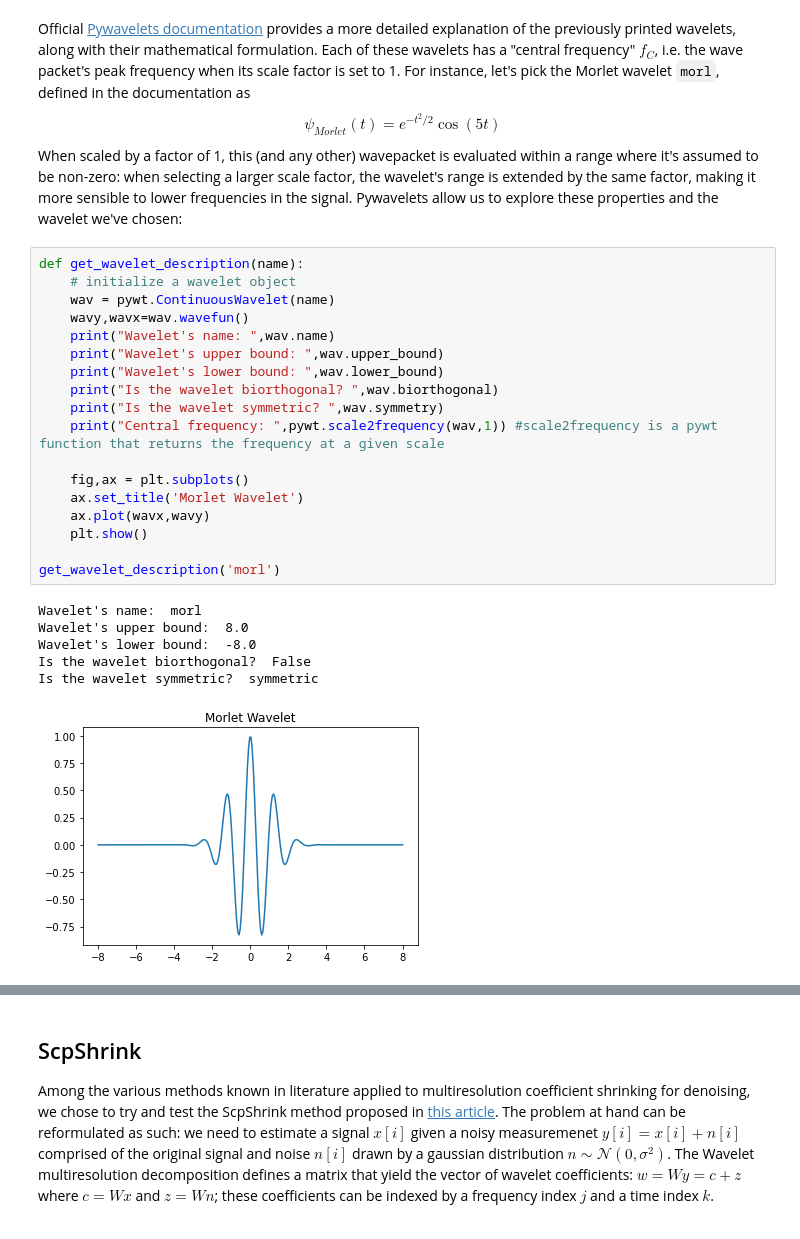
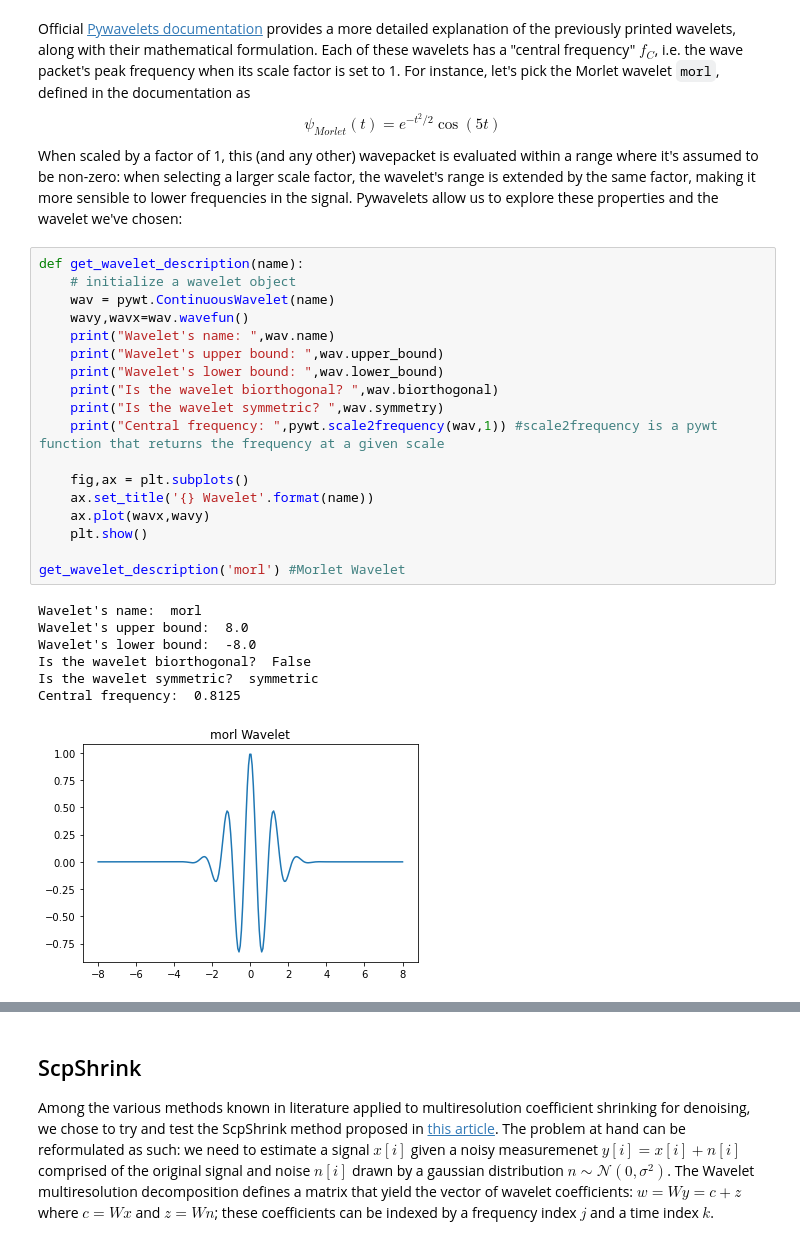
Before and after one commit to zanocrate/LCP_projects_Y4, a Jupyter notebook: draft.ipynb, the cells around one changed output, grey strips where cells are left out. Drawn from its saved outputs; the diff is of its cells as text.

```diff
--- a/draft.ipynb
+++ b/draft.ipynb
@@ -153,26 +153,27 @@ When scaled by a factor of 1, this (and any other) wavepacket is evaluated withi
 # %%
 def get_wavelet_description(name):
     # initialize a wavelet object
     wav = pywt.ContinuousWavelet(name)
     wavy,wavx=wav.wavefun()
     print("Wavelet's name: ",wav.name)
     print("Wavelet's upper bound: ",wav.upper_bound)
     print("Wavelet's lower bound: ",wav.lower_bound)
     print("Is the wavelet biorthogonal? ",wav.biorthogonal)
     print("Is the wavelet symmetric? ",wav.symmetry)
     print("Central frequency: ",pywt.scale2frequency(wav,1)) #scale2frequency is a pywt function that returns the frequency at a given scale
 
     fig,ax = plt.subplots()
-    ax.set_title('Morlet Wavelet')
+    ax.set_title('{} Wavelet'.format(name))
     ax.plot(wavx,wavy)
     plt.show()
 
-get_wavelet_description('morl')
+get_wavelet_description('morl') #Morlet Wavelet
 # %% [output]
 Wavelet's name:  morl
 Wavelet's upper bound:  8.0
 Wavelet's lower bound:  -8.0
 Is the wavelet biorthogonal?  False
 Is the wavelet symmetric?  symmetric
+Central frequency:  0.8125
-[figure, old version]
+[figure, new version]
 # %% [markdown]
```
Also changed, not shown: parts of 9 cells of this notebook.
